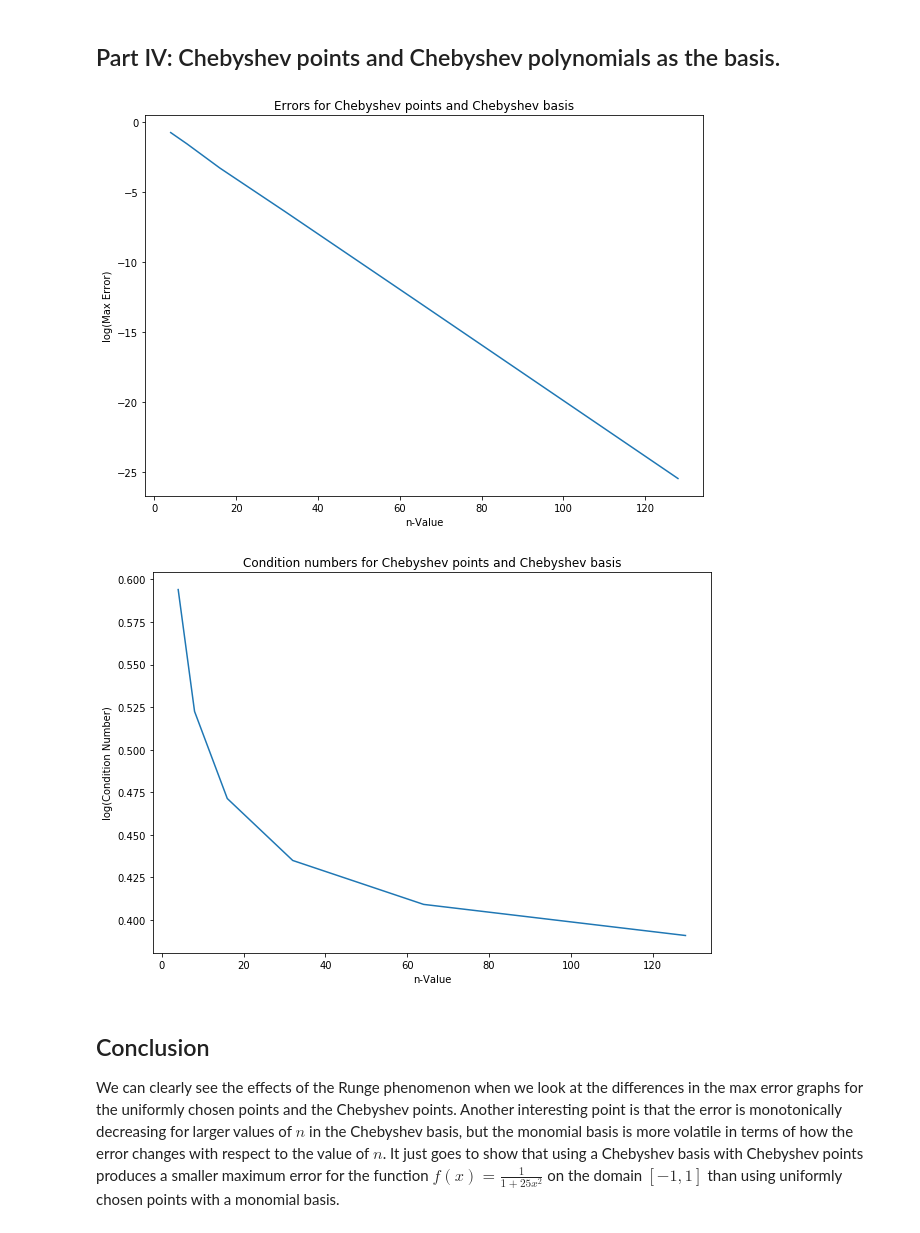
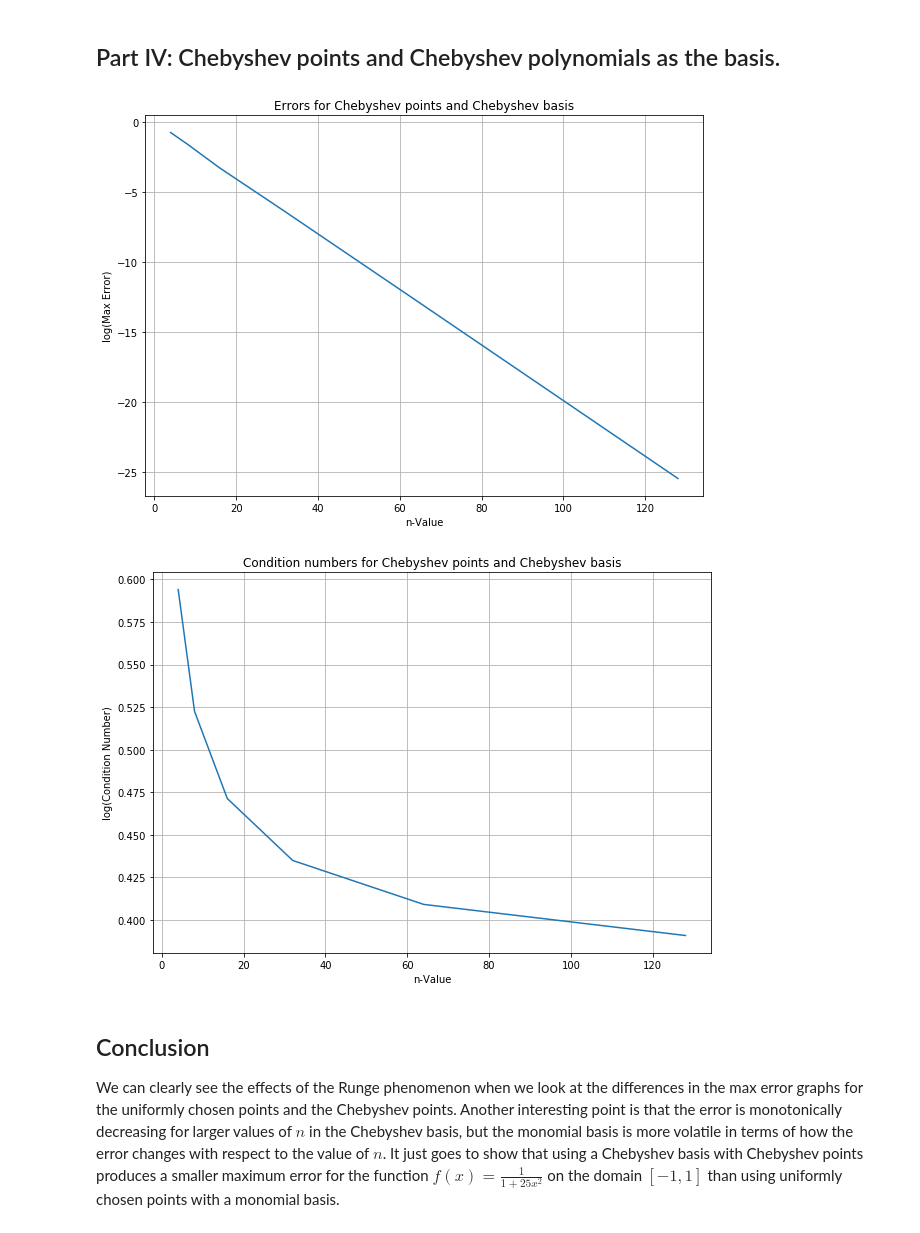
Before and after one commit to sharath/MATH651, a Jupyter notebook: hw3.ipynb, the cells around one changed output. Cells and saved outputs as stored; diff of their text form; code cells hidden in the pictures.

```diff
--- a/hw3.ipynb
+++ b/hw3.ipynb
@@ -175,18 +181,20 @@ plt.plot(ns, np.log(errors))
 plt.title('Errors for Chebyshev points and Chebyshev basis')
 plt.xlabel('n-Value')
 plt.ylabel('log(Max Error)')
+plt.grid()
 plt.show()
 # %% [output]
-[figure, old version]
+[figure, new version]
 # %%
 plt.figure(figsize=(10, 7))
 plt.plot(ns, np.log(cond_n))
 plt.title('Condition numbers for Chebyshev points and Chebyshev basis')
 plt.xlabel('n-Value')
 plt.ylabel('log(Condition Number)')
+plt.grid()
 plt.show()
 # %% [output]
-[figure, old version]
+[figure, new version]
 # %% [markdown]
 ## Conclusion
 
```
Also changed, not shown: parts of 16 cells of this notebook.
